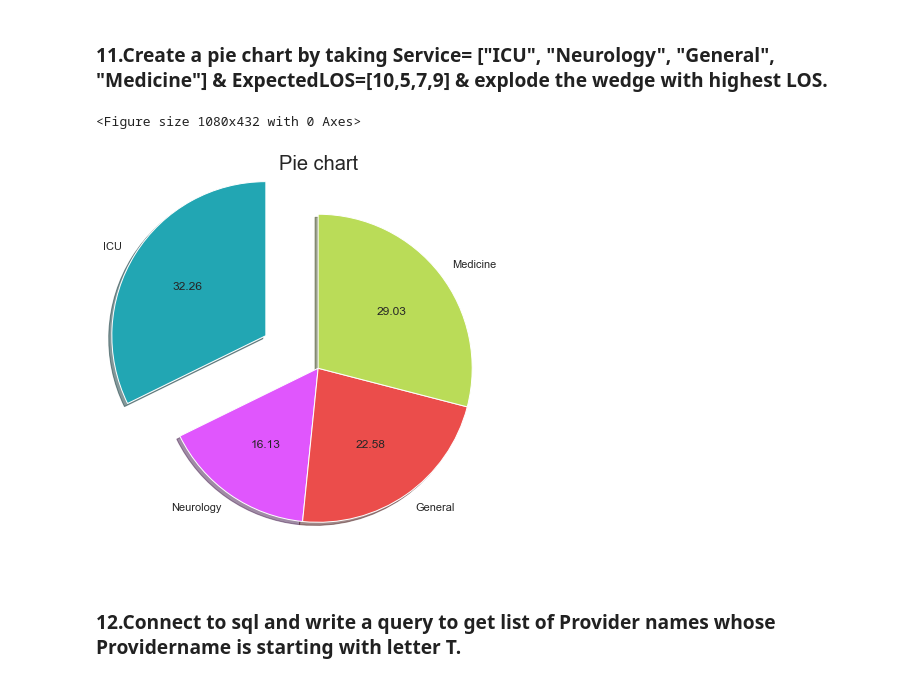
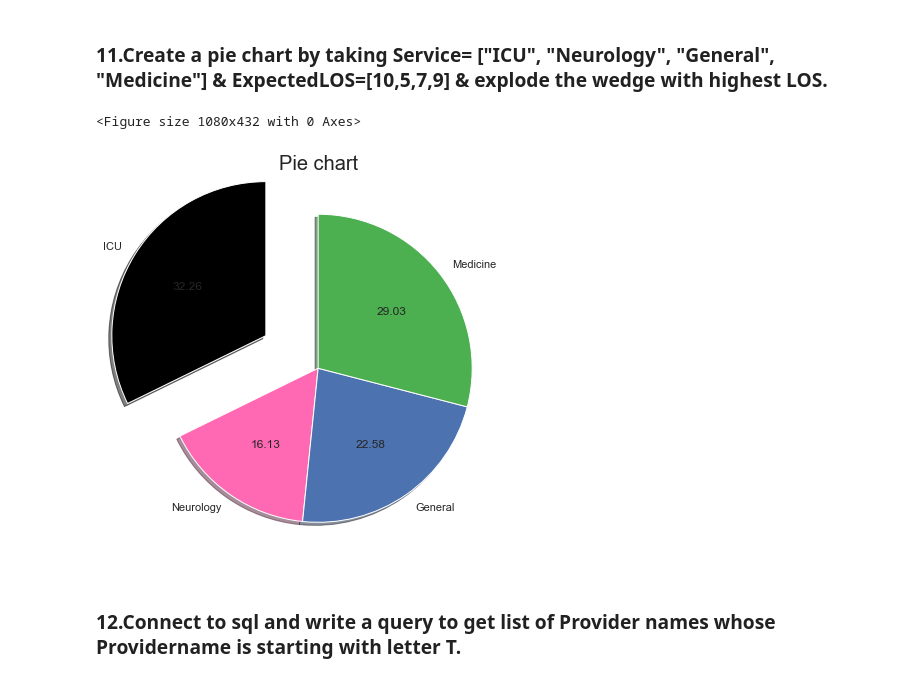
Before and after one commit to sita47/Py_charmers, a Jupyter notebook: Py_charmers.ipynb, the cells around one changed output. Saved outputs shown, nothing was run; the diff lists cells and outputs as text; code cells hidden in the pictures.

```diff
--- a/Py_charmers.ipynb
+++ b/Py_charmers.ipynb
@@ -268,17 +268,18 @@ plt.show()
 # %%
 plt.figure(figsize=(15,6))
 service= ["ICU", "Neurology", "General", "Medicine"]
 ExpectedLOS=[10,5,7,9]
 outside = (0.4, 0, 0, 0)
-colors = ('#22a6b3', '#e056fd', '#eb4d4b', '#badc58')
+colors = ["black", "hotpink", "b", "#4CAF50"]
+#colors = ('#22a6b3', '#e056fd', '#eb4d4b', '#badc58')
 # Pie Chart
 plt.figure(figsize=(15,6))
 plt.pie(ExpectedLOS, labels=service, explode=outside, autopct="%.2f", shadow=True, startangle=90,colors=colors)
 plt.title("Pie chart",fontsize=20)
 plt.show()
 # %% [output]
 <Figure size 1080x432 with 0 Axes>
-[figure, old version]
+[figure, new version]
 # %% [markdown]
 ### 12.Connect to sql and write a query to get list of Provider names whose Providername is starting with letter T.
 # %%
```
Also changed, not shown: parts of 11 cells of this notebook.
